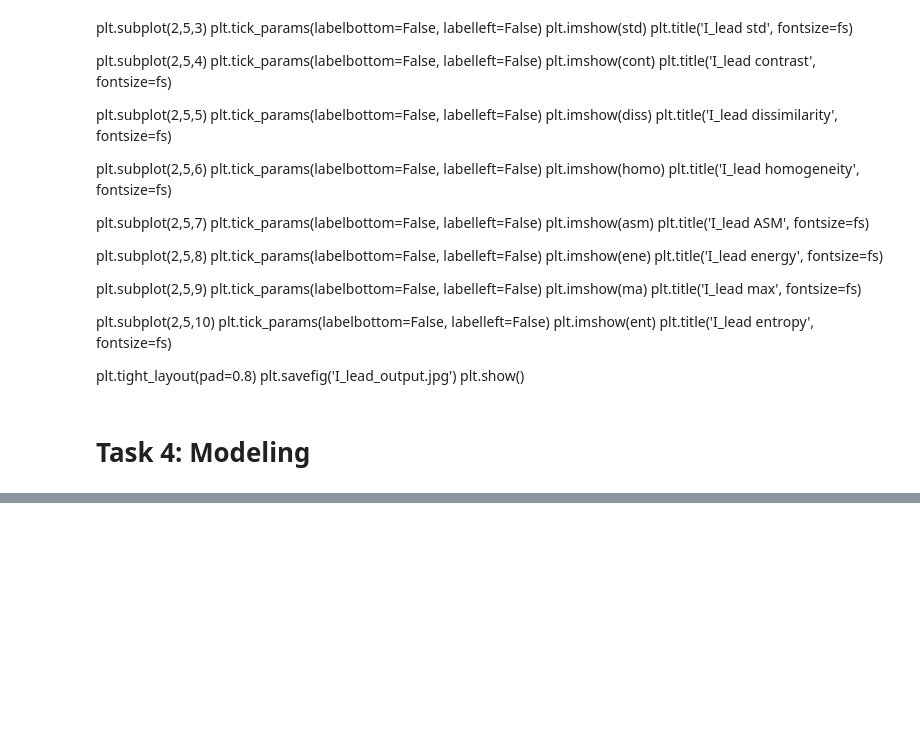
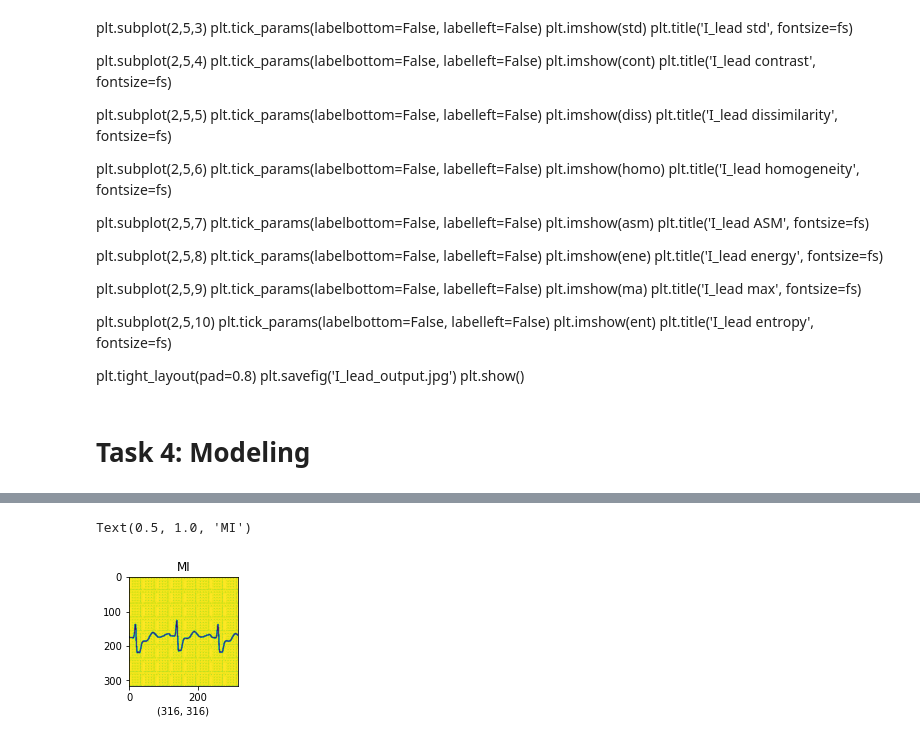
Before and after one commit to OmdenaAI/omdena-morocco-heartrisk, a Jupyter notebook: src/tasks/task-5-data-preprocessing-with-ayoub/ecg-data-preprocessing.ipynb, the cells around one changed output, grey strips where cells are left out. Saved outputs shown, nothing was run; the diff lists cells and outputs as text; code cells hidden in the pictures; blank space fills up the shorter version.

```diff
--- a/src/tasks/task-5-data-preprocessing-with-ayoub/ecg-data-preprocessing.ipynb
+++ b/src/tasks/task-5-data-preprocessing-with-ayoub/ecg-data-preprocessing.ipynb
@@ -734,0 +946,16 @@ plt.show()
+# %%
+%%time
+filepaths = []
+filenames = []
+root_folder = './ECG_leads/AbnHB/'
+folders = [os.path.join(root_folder, x) for x in ('I', 'I_Neg','II', 'II_Neg','III', 'III_Neg','aVR', 'aVR_Neg','aVL', 'aVL_Neg','aVF', 'aVF_Neg','V1','V2','V3','V4','V5','V6' )]
+for folder in folders:
+    for filename in os.listdir(folder):
+        if filename.endswith(".png"):
+            fp =os.path.join(folder, filename)
+            filepaths.append(fp)
+            filenames.append(filename)
+
+AbnHB = pd.DataFrame(filenames, columns=['filename'])
+AbnHB['filepaths'] = filepaths
+AbnHB['label'] = 'AbnHB'
@@ -734,0 +965,16 @@ plt.show()
+# %%
+%%time
+filepaths = []
+filenames = []
+root_folder = './ECG_leads/Normal/'
+folders = [os.path.join(root_folder, x) for x in ('I', 'I_Neg','II', 'II_Neg','III', 'III_Neg','aVR', 'aVR_Neg','aVL', 'aVL_Neg','aVF', 'aVF_Neg','V1','V2','V3','V4','V5','V6' )]
+for folder in folders:
+    for filename in os.listdir(folder):
+        if filename.endswith(".png"):
+            fp =os.path.join(folder, filename)
+            filepaths.append(fp)
+            filenames.append(filename)
+
+Normal = pd.DataFrame(filenames, columns=['filename'])
+Normal['filepaths'] = filepaths
+Normal['label'] = 'Normal'
@@ -734,0 +984,2 @@ plt.show()
+# %%
+df = pd.concat([MI, HMI, AbnHB,Normal],ignore_index=True)
@@ -734,0 +1008,11 @@ plt.show()
+# %%
+# ploting sample image
+
+figure = plt.figure(figsize=(2,2))
+x = plt.imread(df["filepaths"][0])
+plt.imshow(x)
+plt.xlabel(x.shape)
+plt.title(df["label"][0])
+# %% [output]
+Text(0.5, 1.0, 'MI')
+[figure, added]
```
Also changed, not shown: parts of 59 cells of this notebook.
